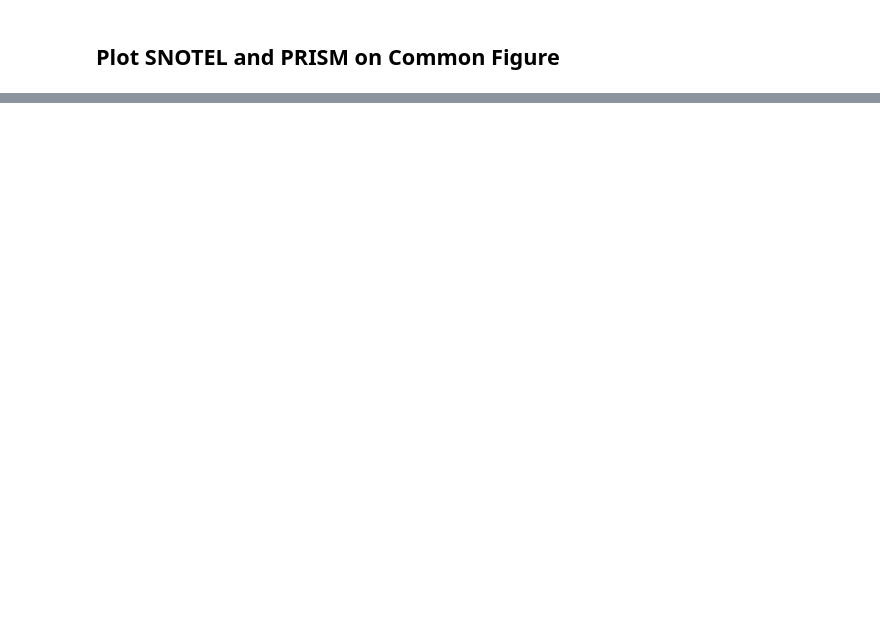
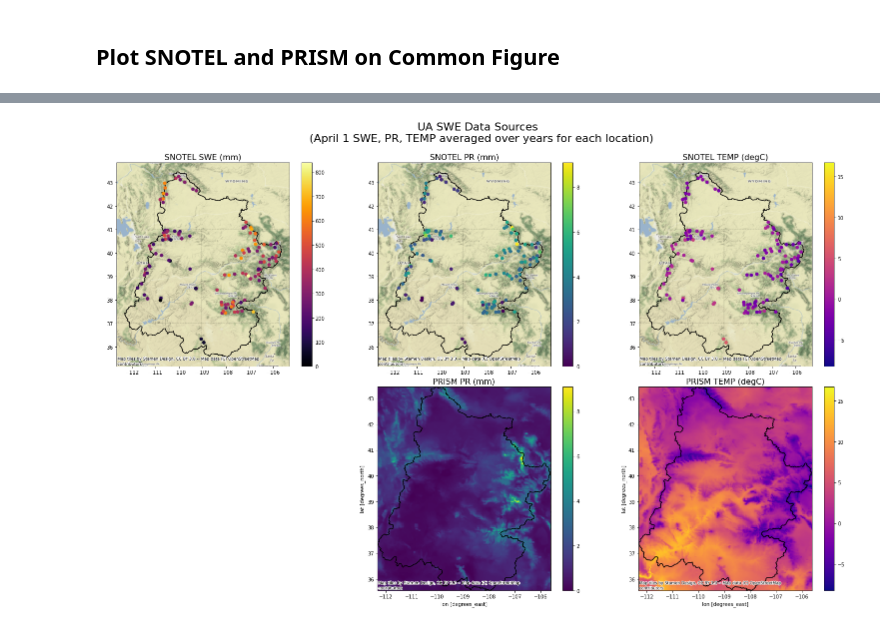
Before and after one commit to michelleyu1/uaswe-error-decomposition, a Jupyter notebook: _build/jupyter_execute/method/ua_swe_input_data.ipynb, the cells around one changed output, grey strips where cells are left out. Saved outputs shown, nothing was run; the diff lists cells and outputs as text; code cells hidden in the pictures; blank space fills up the shorter version.

```diff
--- a/_build/jupyter_execute/method/ua_swe_input_data.ipynb
+++ b/_build/jupyter_execute/method/ua_swe_input_data.ipynb
@@ -202,28 +260,31 @@ print(min_pr, max_pr, min_temp, max_temp)
 # %%
 # Average Apr 1 SNOTEL SWE
 f, axes = plt.subplots(nrows=2, ncols=3, figsize=(22,14))
 gm_poly_gdf.plot(ax=axes[0,0], facecolor="none", edgecolor='black', lw=1.5)
 gm_poly_gdf.plot(ax=axes[0,1], facecolor="none", edgecolor='black', lw=1.5)
 gm_poly_gdf.plot(ax=axes[0,2], facecolor="none", edgecolor='black', lw=1.5)
 gm_snotel_sites.plot(ax=axes[0,0], column='apr1_swe', cmap='inferno', legend=True)
 gm_snotel_sites.plot(ax=axes[0,1], column='apr1_pr', vmin=min_pr, vmax=max_pr, legend=True)
 gm_snotel_sites.plot(ax=axes[0,2], column='apr1_temp', cmap='plasma', vmin=min_temp, vmax=max_temp, legend=True)
 prism_pr_ucrb_mean.plot(ax=axes[1,1], vmin=min_pr, vmax=max_pr, cbar_kwargs={'label':''})
 prism_temp_ucrb_mean.plot(ax=axes[1,2], cmap='plasma', vmin=min_temp, vmax=max_temp, cbar_kwargs={'label':''})
 gm_poly_gdf.plot(ax=axes[1,1], facecolor="none", edgecolor='black', lw=1.5)
 gm_poly_gdf.plot(ax=axes[1,2], facecolor="none", edgecolor='black', lw=1.5)
 ctx.add_basemap(ax=axes[0,0], crs=gm_snotel_sites.crs, source=ctx.providers.Stamen.Terrain)
 ctx.add_basemap(ax=axes[0,1], crs=gm_snotel_sites.crs, source=ctx.providers.Stamen.Terrain)
 ctx.add_basemap(ax=axes[0,2], crs=gm_snotel_sites.crs, source=ctx.providers.Stamen.Terrain)
 ctx.add_basemap(ax=axes[1,1], crs=gm_poly_gdf.crs, source=ctx.providers.Stamen.Terrain)
 ctx.add_basemap(ax=axes[1,2], crs=gm_poly_gdf.crs, source=ctx.providers.Stamen.Terrain)
 axes[1,0].axis('off')
 axes[0,0].set_title('SNOTEL SWE (mm)', fontsize=16)
 axes[0,1].set_title('SNOTEL PR (mm)', fontsize=16)
 axes[0,2].set_title('SNOTEL TEMP (degC)', fontsize=16)
 axes[1,1].set_title('PRISM PR (mm)', fontsize=16)
 axes[1,2].set_title('PRISM TEMP (degC)', fontsize=16)
 plt.suptitle('UA SWE Data Sources \n (April 1 SWE, PR, TEMP averaged over years for each location)', fontsize=22)
-plt.subplots_adjust(top=0.9)
+# plt.subplots_adjust(top=0.9)
+plt.subplots_adjust(left = 0.02, top = 0.9, right = 0.98, bottom = 0.05, hspace = 0.1, wspace = 0.1)
 # plt.tight_layout()
 plt.savefig(save_dir+'ua_swe_input_data.png', dpi=300)
+# %% [output]
+[figure, added]
```
Also changed, not shown: parts of 7 cells of this notebook, 8 other files.
